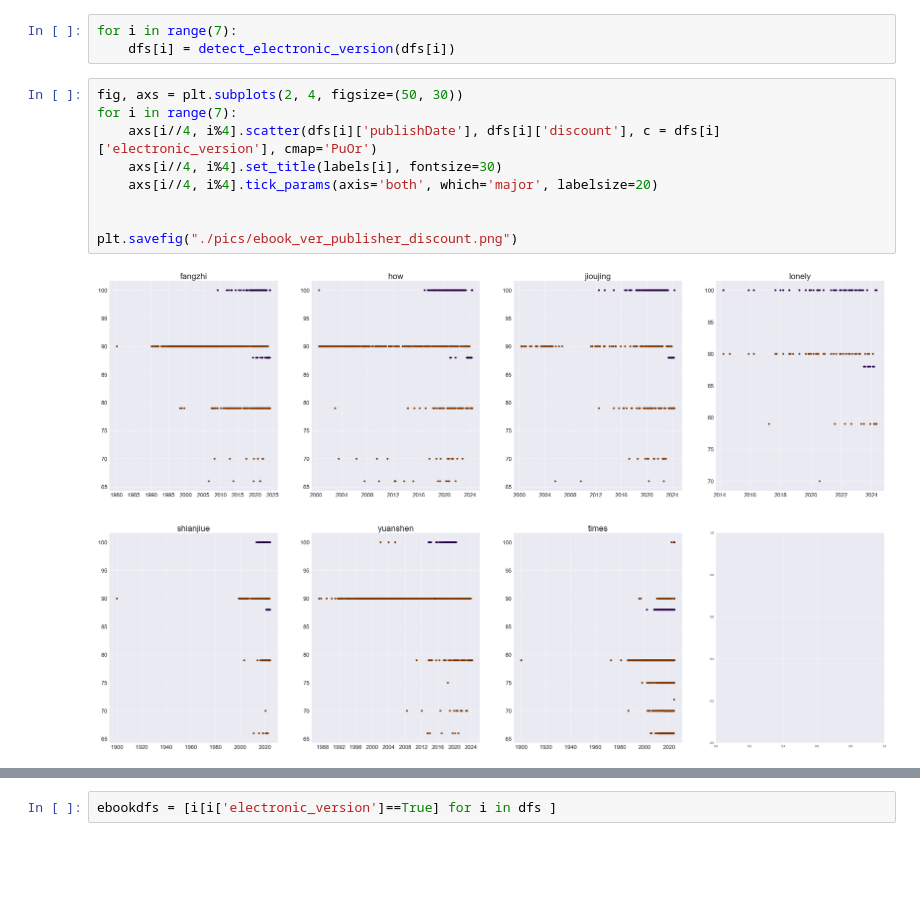
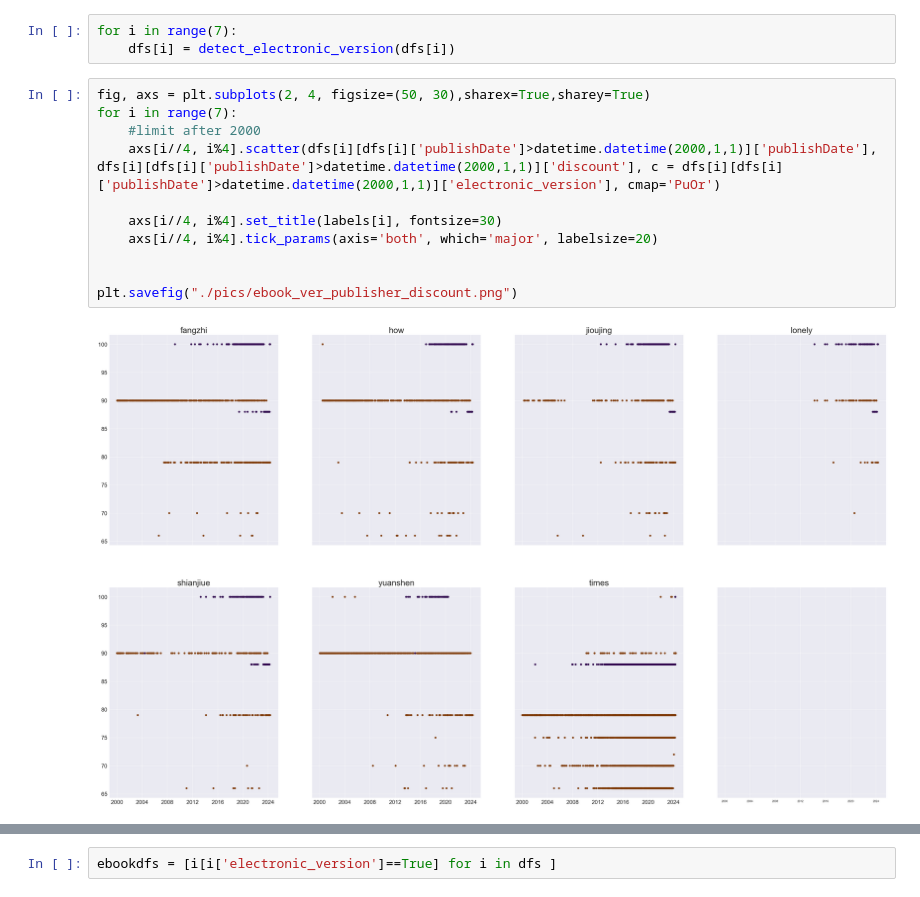
Before and after one commit to marsneko/books_shop, a Jupyter notebook: publisherAnalysis.ipynb, the cells around one changed output, grey strips where cells are left out. Drawn from its saved outputs; the diff is of its cells as text; blank space fills up the shorter version.

```diff
--- a/publisherAnalysis.ipynb
+++ b/publisherAnalysis.ipynb
@@ -117,14 +134,16 @@ def detect_electronic_version(df):
 for i in range(7):
     dfs[i] = detect_electronic_version(dfs[i])
 # %%
-fig, axs = plt.subplots(2, 4, figsize=(50, 30))
+fig, axs = plt.subplots(2, 4, figsize=(50, 30),sharex=True,sharey=True)
 for i in range(7):
-    axs[i//4, i%4].scatter(dfs[i]['publishDate'], dfs[i]['discount'], c = dfs[i]['electronic_version'], cmap='PuOr')
+    #limit after 2000
+    axs[i//4, i%4].scatter(dfs[i][dfs[i]['publishDate']>datetime.datetime(2000,1,1)]['publishDate'], dfs[i][dfs[i]['publishDate']>datetime.datetime(2000,1,1)]['discount'], c = dfs[i][dfs[i]['publishDate']>datetime.datetime(2000,1,1)]['electronic_version'], cmap='PuOr')
+
     axs[i//4, i%4].set_title(labels[i], fontsize=30)
     axs[i//4, i%4].tick_params(axis='both', which='major', labelsize=20)
 
 
 plt.savefig("./pics/ebook_ver_publisher_discount.png")
 # %% [output]
-[figure, old version]
+[figure, new version]
 # %%
```
Also changed, not shown: parts of 2 cells of this notebook, 3 other files.
